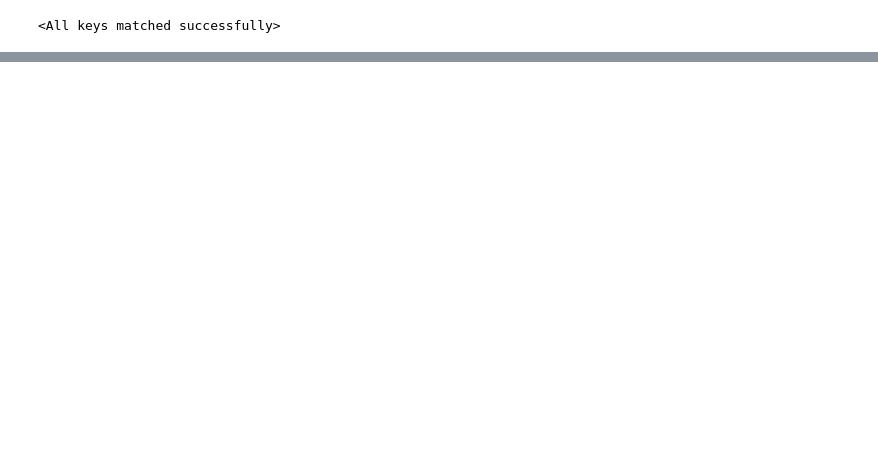
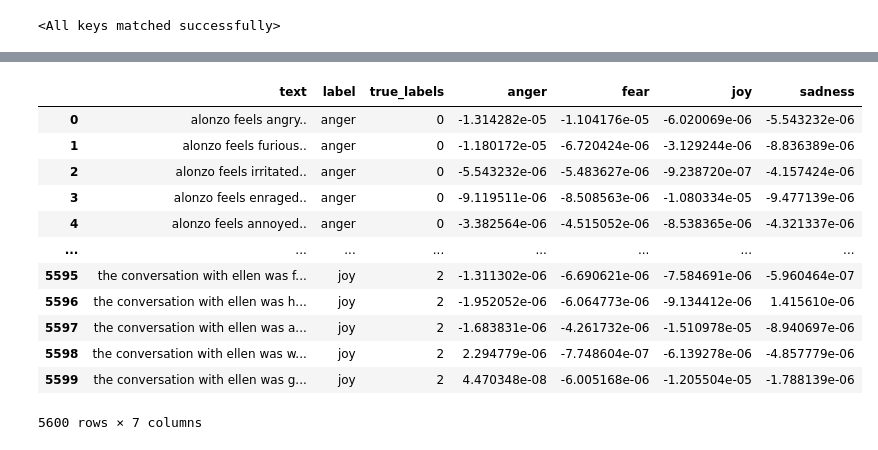
Before and after one commit to WeichengDai1/NLU_debias, a Jupyter notebook: code/visualize.ipynb, the cells around one changed output, grey strips where cells are left out. Drawn from its saved outputs; the diff is of its cells as text; code cells hidden in the pictures; blank space fills up the shorter version.

```diff
--- a/code/visualize.ipynb
+++ b/code/visualize.ipynb
@@ -101,0 +327,30 @@ plt.scatter(proj_x.item(), proj_y.item(), )
+# %%
+test_counterfactual_dict= {'text': [], 'label': list(optimal_result['actual_y'])\
+            , 'true_labels': list(optimal_result['true_labels'])\
+            , 'anger': [], 'fear': [], 'joy': [], 'sadness': []}
+for input in optimal_result['actual_x']:
+  test_counterfactual_dict['text'].append(' '.join(input.split('____'))+'.')
+
+for input in optimal_result['counterfactual_outputs']:
+  test_counterfactual_dict['anger'].append(input[0])
+  test_counterfactual_dict['fear'].append(input[1])
+  test_counterfactual_dict['joy'].append(input[2])
+  test_counterfactual_dict['sadness'].append(input[3])
+
+test_counterfactual_dt= pd.DataFrame(test_counterfactual_dict)
+# %%
+test_counterfactual_dt
+# %% [output]
+|  | text | label | true_labels | anger | fear | joy | sadness |
+| 0 | alonzo feels angry.. | anger | 0 | -1.314282e-05 | -1.104176e-05 | -6.020069e-06 | -5.543232e-06 |
+| 1 | alonzo feels furious.. | anger | 0 | -1.180172e-05 | -6.720424e-06 | -3.129244e-06 | -8.836389e-06 |
+| 2 | alonzo feels irritated.. | anger | 0 | -5.543232e-06 | -5.483627e-06 | -9.238720e-07 | -4.157424e-06 |
+| 3 | alonzo feels enraged.. | anger | 0 | -9.119511e-06 | -8.508563e-06 | -1.080334e-05 | -9.477139e-06 |
+| 4 | alonzo feels annoyed.. | anger | 0 | -3.382564e-06 | -4.515052e-06 | -8.538365e-06 | -4.321337e-06 |
+| ... | ... | ... | ... | ... | ... | ... | ... |
+| 5595 | the conversation with ellen was f... | joy | 2 | -1.311302e-06 | -6.690621e-06 | -7.584691e-06 | -5.960464e-07 |
+| 5596 | the conversation with ellen was h... | joy | 2 | -1.952052e-06 | -6.064773e-06 | -9.134412e-06 | 1.415610e-06 |
+| 5597 | the conversation with ellen was a... | joy | 2 | -1.683831e-06 | -4.261732e-06 | -1.510978e-05 | -8.940697e-06 |
+| 5598 | the conversation with ellen was w... | joy | 2 | 2.294779e-06 | -7.748604e-07 | -6.139278e-06 | -4.857779e-06 |
+| 5599 | the conversation with ellen was g... | joy | 2 | 4.470348e-08 | -6.005168e-06 | -1.205504e-05 | -1.788139e-06 |
+5600 rows × 7 columns
```
Also changed, not shown: parts of 26 cells of this notebook, 5 other files.
